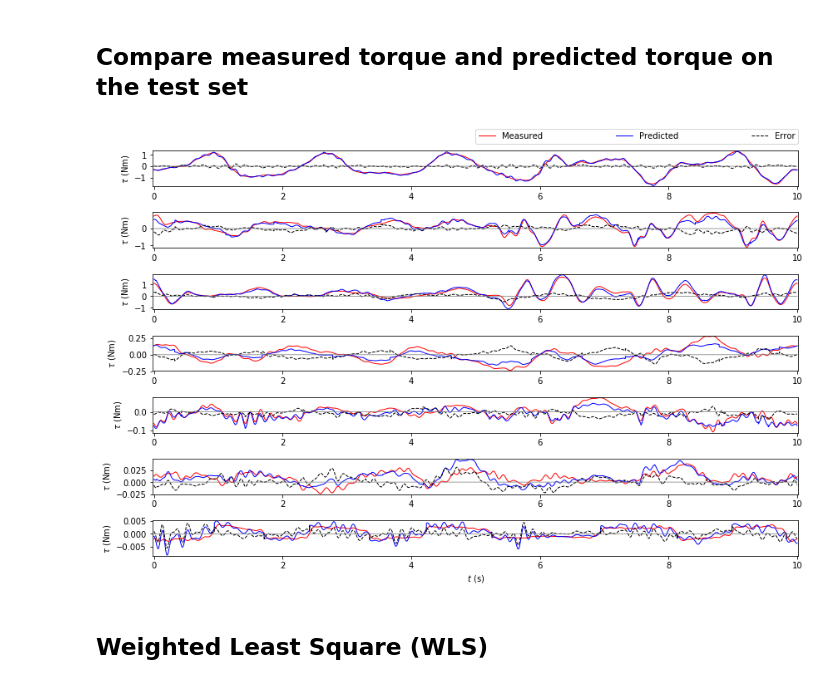
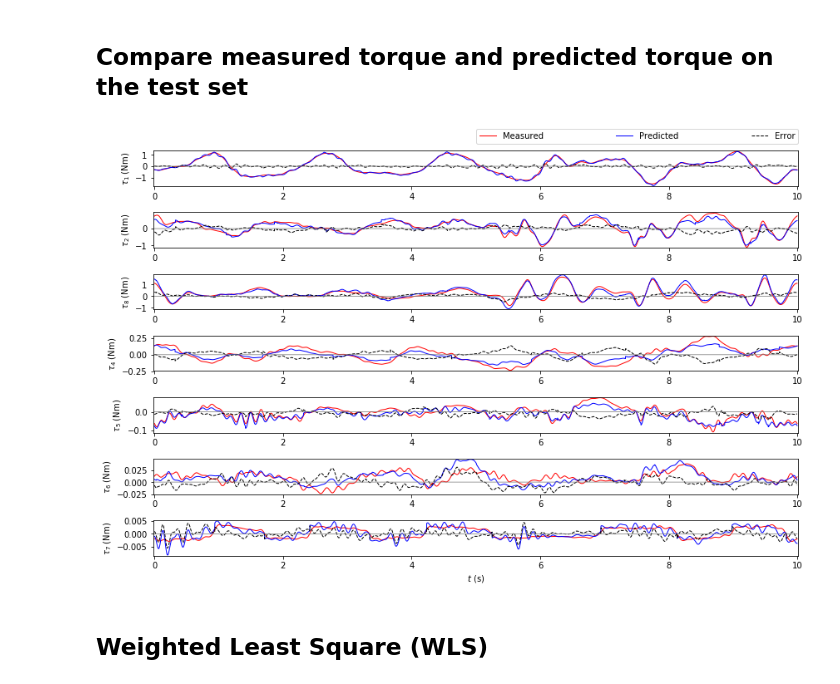
Before and after one commit to WPI-AIM/dvrk_dynamics_identification, a Jupyter notebook: main.ipynb, the cells around one changed output. Cells and saved outputs as stored; diff of their text form; code cells hidden in the pictures.

Commit message:
add joint number to figure plot

```diff
--- a/main.ipynb
+++ b/main.ipynb
@@ -765,12 +767,14 @@ tau_p_test = np.zeros(tau_f_test.shape)
 tau_ps_test = W_b_test.dot(xb_ols)
 for i in range(dof):
     tau_p_test[:, i] = tau_ps_test[i::dof]
-
-plot_data_num = int(1 / base_freq * trajectory_sampling_rate)
-plot_meas_pred_tau(t_cut_test[:plot_data_num], tau_f_test[:plot_data_num, :],
-                   tau_p_test[:plot_data_num, :], robot_def.coordinates_joint_type)
-# %% [output]
-[figure, removed]
+# %%
+plot_data_num = int(1 / base_freq * trajectory_sampling_rate)
+plot_meas_pred_tau(t_cut_test[:plot_data_num], tau_f_test[:plot_data_num, :],
+                   tau_p_test[:plot_data_num, :],
+                   robot_def.coordinates_joint_type,
+                   robot_model.coordinates)
+# %% [output]
+[figure, added]
 # %% [markdown]
 ## Weighted Least Square (WLS)
 # %% [markdown]
```
Also changed, not shown: parts of 11 cells of this notebook, 2 other files.
